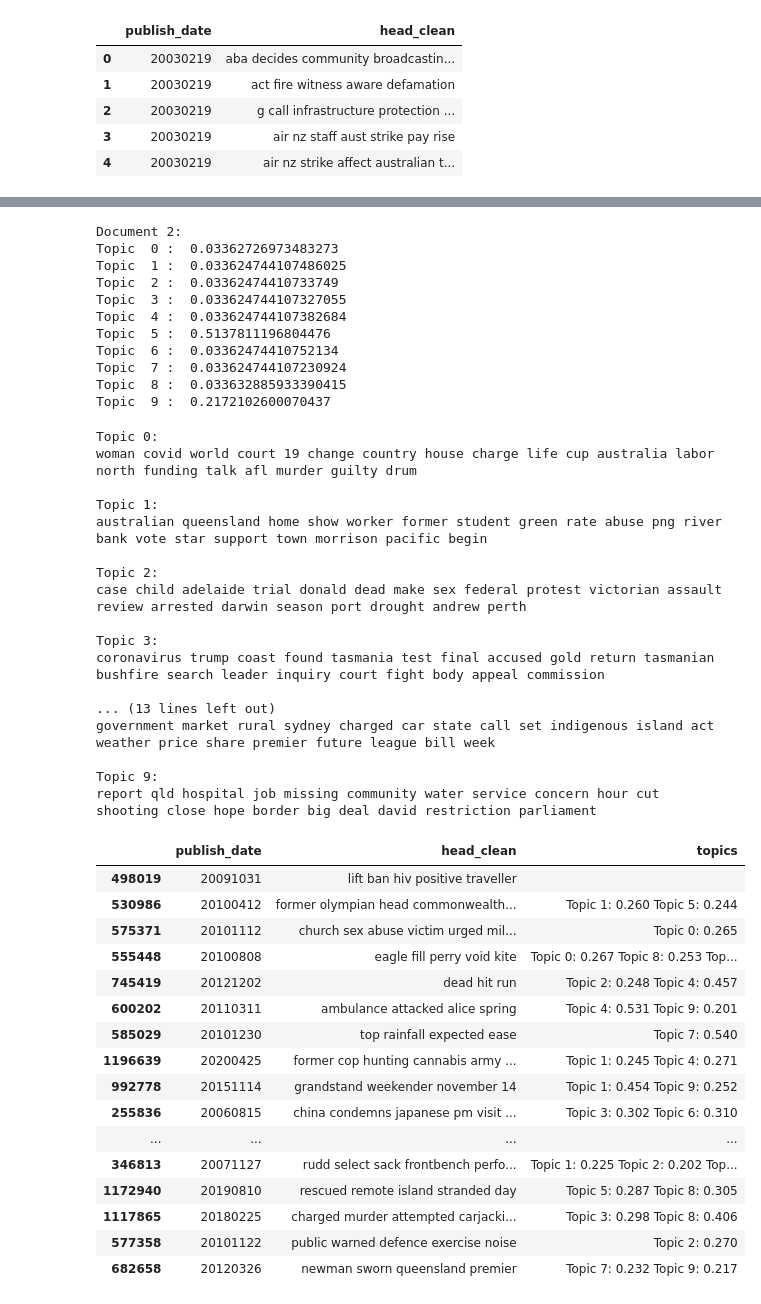
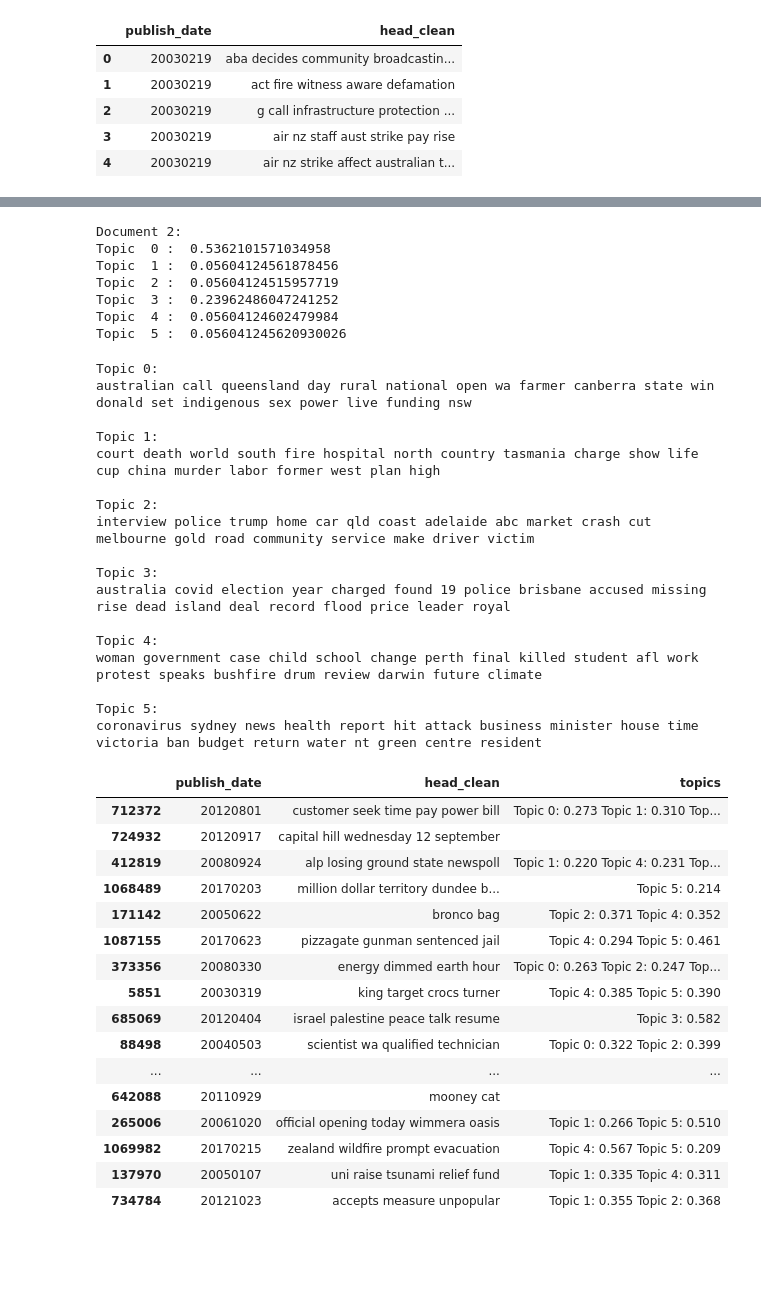
Before and after one commit to asjian/STATS451FinalProject, a Jupyter notebook: LDA.ipynb, the cells around one changed output, grey strips where cells are left out. Drawn from its saved outputs; the diff is of its cells as text; code cells hidden in the pictures; blank space fills up the shorter version.

```diff
--- a/LDA.ipynb
+++ b/LDA.ipynb
@@ -74,6 +85,7 @@ df.shape
 # %%
 #df.drop(['headline', 'short_description'], axis=1, inplace=True)
 #df['clean_combined'] = df['head_clean'] + ' ' + df['desc_clean']
+orig_df = df
 df.drop(['headline_text'], axis=1, inplace=True)
 df.head()
 # %% [output]
@@ -104,8 +120,8 @@ police underworld
 # %%
 from sklearn.decomposition import LatentDirichletAllocation
 
-lda_model=LatentDirichletAllocation(n_components=10,learning_method='online',random_state=42,max_iter=10)
+lda_model=LatentDirichletAllocation(n_components=6,learning_method='online',max_iter=10)
 lda_top=lda_model.fit_transform(vect_text)
 print(lda_top.shape)
-print(lda_top)
+lda_top
 # %% [output]
@@ -123,16 +145,12 @@ for i, prob in enumerate(lda_top[2]):
   print("Topic ",i,": ", prob)
 # %% [output]
 Document 2:
-Topic  0 :  0.03362726973483273
-Topic  1 :  0.033624744107486025
-Topic  2 :  0.03362474410733749
-Topic  3 :  0.033624744107327055
-Topic  4 :  0.033624744107382684
-Topic  5 :  0.5137811196804476
-Topic  6 :  0.03362474410752134
-Topic  7 :  0.033624744107230924
-Topic  8 :  0.033632885933390415
-Topic  9 :  0.2172102600070437
+Topic  0 :  0.5362101571034958
+Topic  1 :  0.05604124561878456
+Topic  2 :  0.05604124515957719
+Topic  3 :  0.23962486047241252
+Topic  4 :  0.05604124602479984
+Topic  5 :  0.056041245620930026
 # %%
 vocab = vect.get_feature_names_out()
 
@@ -145,51 +163,51 @@ for i, comp in enumerate(lda_model.components_):
     print("\n")
 # %% [output]
 Topic 0:
-woman covid world court 19 change country house charge life cup australia labor north funding talk afl murder guilty drum
+australian call queensland day rural national open wa farmer canberra state win donald set indigenous sex power live funding nsw
 
 Topic 1:
-australian queensland home show worker former student green rate abuse png river bank vote star support town morrison pacific begin
+court death world south fire hospital north country tasmania charge show life cup china murder labor former west plan high
 
 Topic 2:
-case child adelaide trial donald dead make sex federal protest victorian assault review arrested darwin season port drought andrew perth
+interview police trump home car qld coast adelaide abc market crash cut melbourne gold road community service make driver victim
 
 Topic 3:
-coronavirus trump coast found tasmania test final accused gold return tasmanian bushfire search leader inquiry court fight body appeal commission
+australia covid election year charged found 19 police brisbane accused missing rise dead island deal record flood price leader royal
 
-... (13 lines left out)
-government market rural sydney charged car state call set indigenous island act weather price share premier future league bill week
+Topic 4:
+woman government case child school change perth final killed student afl work protest speaks bushfire drum review darwin future climate
 
-Topic 9:
-report qld hospital job missing community water service concern hour cut shooting close hope border big deal david restriction parliament
+Topic 5:
+coronavirus sydney news health report hit attack business minister house time victoria ban budget return water nt green centre resident
 # %%
-results_sample = df.sample(20)
+results_sample = orig_df.sample(20)
 topics = []
 
 for idx in results_sample.index:
   topicstr = ''
   for i, prob in enumerate(lda_top[idx]):
     if prob >= 0.2:
       topicstr += ('Topic ' + str(i) + ": " + str(prob)[:5] + " ")
 
   topics.append(topicstr)
 
 results_sample['topics'] = topics
 results_sample
 # %% [output]
 |  | publish_date | head_clean | topics |
-| 498019 | 20091031 | lift ban hiv positive traveller |  |
-| 530986 | 20100412 | former olympian head commonwealth... | Topic 1: 0.260 Topic 5: 0.244 |
-| 575371 | 20101112 | church sex abuse victim urged mil... | Topic 0: 0.265 |
-| 555448 | 20100808 | eagle fill perry void kite | Topic 0: 0.267 Topic 8: 0.253 Top... |
-| 745419 | 20121202 | dead hit run | Topic 2: 0.248 Topic 4: 0.457 |
-| 600202 | 20110311 | ambulance attacked alice spring | Topic 4: 0.531 Topic 9: 0.201 |
-| 585029 | 20101230 | top rainfall expected ease | Topic 7: 0.540 |
-| 1196639 | 20200425 | former cop hunting cannabis army ... | Topic 1: 0.245 Topic 4: 0.271 |
-| 992778 | 20151114 | grandstand weekender november 14 | Topic 1: 0.454 Topic 9: 0.252 |
-| 255836 | 20060815 | china condemns japanese pm visit ... | Topic 3: 0.302 Topic 6: 0.310 |
+| 712372 | 20120801 | customer seek time pay power bill | Topic 0: 0.273 Topic 1: 0.310 Top... |
+| 724932 | 20120917 | capital hill wednesday 12 september |  |
+| 412819 | 20080924 | alp losing ground state newspoll | Topic 1: 0.220 Topic 4: 0.231 Top... |
+| 1068489 | 20170203 | million dollar territory dundee b... | Topic 5: 0.214 |
+| 171142 | 20050622 | bronco bag | Topic 2: 0.371 Topic 4: 0.352 |
+| 1087155 | 20170623 | pizzagate gunman sentenced jail | Topic 4: 0.294 Topic 5: 0.461 |
+| 373356 | 20080330 | energy dimmed earth hour | Topic 0: 0.263 Topic 2: 0.247 Top... |
+| 5851 | 20030319 | king target crocs turner | Topic 4: 0.385 Topic 5: 0.390 |
+| 685069 | 20120404 | israel palestine peace talk resume | Topic 3: 0.582 |
+| 88498 | 20040503 | scientist wa qualified technician | Topic 0: 0.322 Topic 2: 0.399 |
 | ... | ... | ... | ... |
-| 346813 | 20071127 | rudd select sack frontbench perfo... | Topic 1: 0.225 Topic 2: 0.202 Top... |
-| 1172940 | 20190810 | rescued remote island stranded day | Topic 5: 0.287 Topic 8: 0.305 |
-| 1117865 | 20180225 | charged murder attempted carjacki... | Topic 3: 0.298 Topic 8: 0.406 |
-| 577358 | 20101122 | public warned defence exercise noise | Topic 2: 0.270 |
-| 682658 | 20120326 | newman sworn queensland premier | Topic 7: 0.232 Topic 9: 0.217 |
+| 642088 | 20110929 | mooney cat |  |
+| 265006 | 20061020 | official opening today wimmera oasis | Topic 1: 0.266 Topic 5: 0.510 |
+| 1069982 | 20170215 | zealand wildfire prompt evacuation | Topic 4: 0.567 Topic 5: 0.209 |
+| 137970 | 20050107 | uni raise tsunami relief fund | Topic 1: 0.335 Topic 4: 0.311 |
+| 734784 | 20121023 | accepts measure unpopular | Topic 1: 0.355 Topic 2: 0.368 |
```
Also changed, not shown: parts of 10 cells of this notebook, 1 other file.
